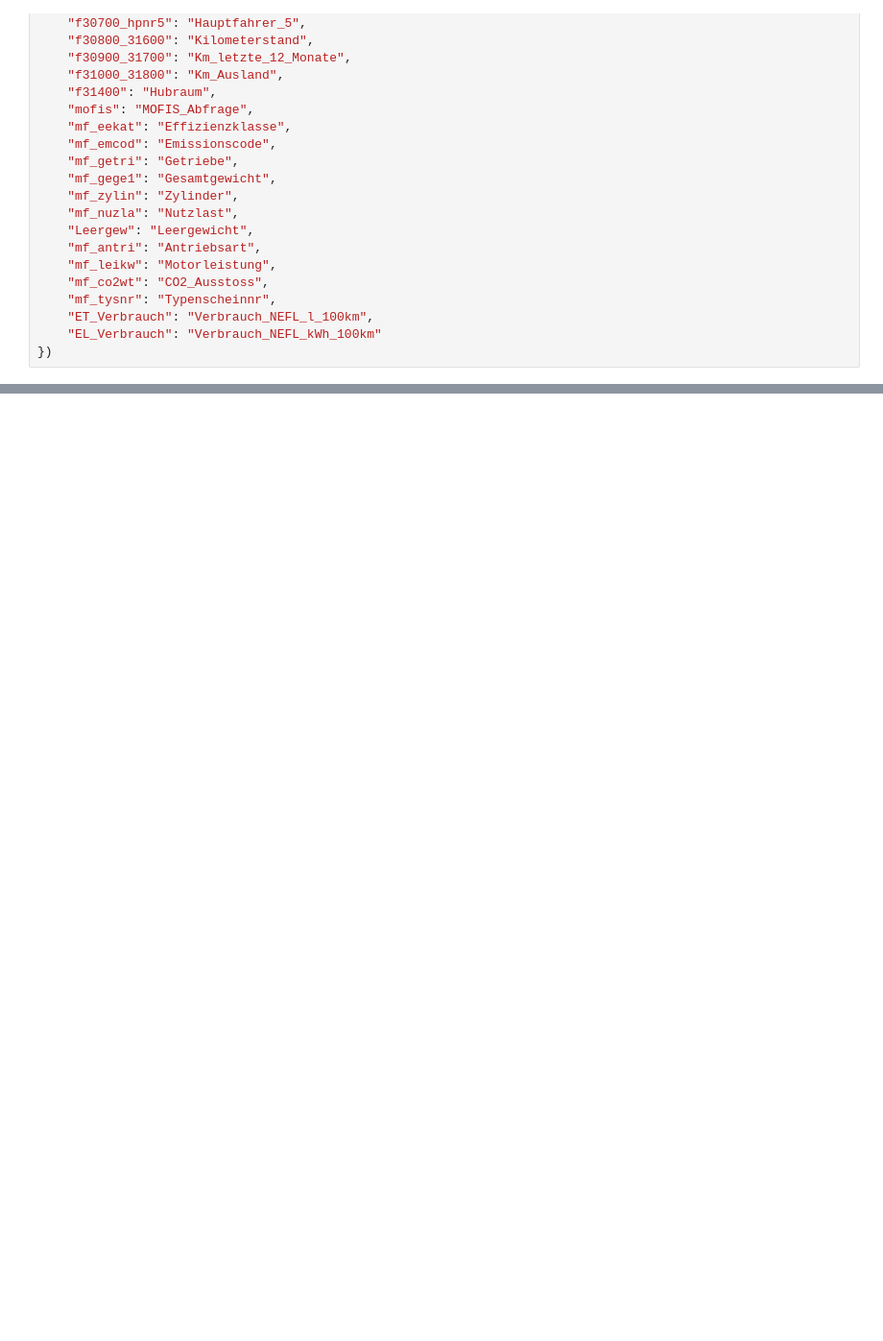
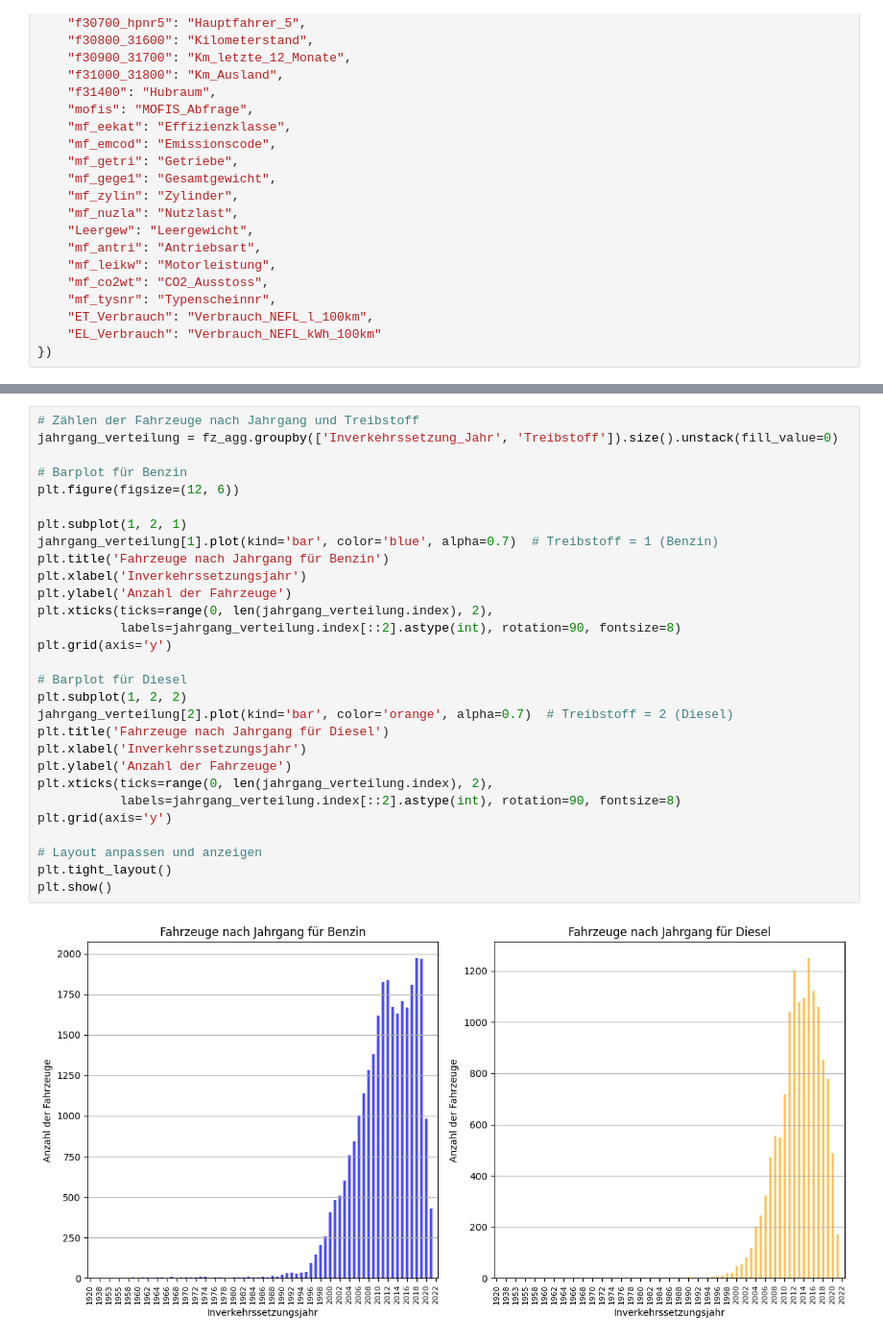
Before and after one commit to larissa-marti/ANM_Gruppe_Y, a Jupyter notebook: fahrzeuge.ipynb, the cells around one changed output, grey strips where cells are left out. Shown at 96% size. Drawn from its saved outputs; the diff is of its cells as text; blank space fills up the shorter version.

```diff
--- a/fahrzeuge.ipynb
+++ b/fahrzeuge.ipynb
@@ -134,0 +119,31 @@ plt.show()
+# %%
+# Zählen der Fahrzeuge nach Jahrgang und Treibstoff
+jahrgang_verteilung = fz_agg.groupby(['Inverkehrssetzung_Jahr', 'Treibstoff']).size().unstack(fill_value=0)
+
+# Barplot für Benzin
+plt.figure(figsize=(12, 6))
+
+plt.subplot(1, 2, 1)
+jahrgang_verteilung[1].plot(kind='bar', color='blue', alpha=0.7)  # Treibstoff = 1 (Benzin)
+plt.title('Fahrzeuge nach Jahrgang für Benzin')
+plt.xlabel('Inverkehrssetzungsjahr')
+plt.ylabel('Anzahl der Fahrzeuge')
+plt.xticks(ticks=range(0, len(jahrgang_verteilung.index), 2),
+           labels=jahrgang_verteilung.index[::2].astype(int), rotation=90, fontsize=8)
+plt.grid(axis='y')
+
+# Barplot für Diesel
+plt.subplot(1, 2, 2)
+jahrgang_verteilung[2].plot(kind='bar', color='orange', alpha=0.7)  # Treibstoff = 2 (Diesel)
+plt.title('Fahrzeuge nach Jahrgang für Diesel')
+plt.xlabel('Inverkehrssetzungsjahr')
+plt.ylabel('Anzahl der Fahrzeuge')
+plt.xticks(ticks=range(0, len(jahrgang_verteilung.index), 2),
+           labels=jahrgang_verteilung.index[::2].astype(int), rotation=90, fontsize=8)
+plt.grid(axis='y')
+
+# Layout anpassen und anzeigen
+plt.tight_layout()
+plt.show()
+# %% [output]
+[figure, added]
```
Also changed, not shown: parts of 15 cells of this notebook.
